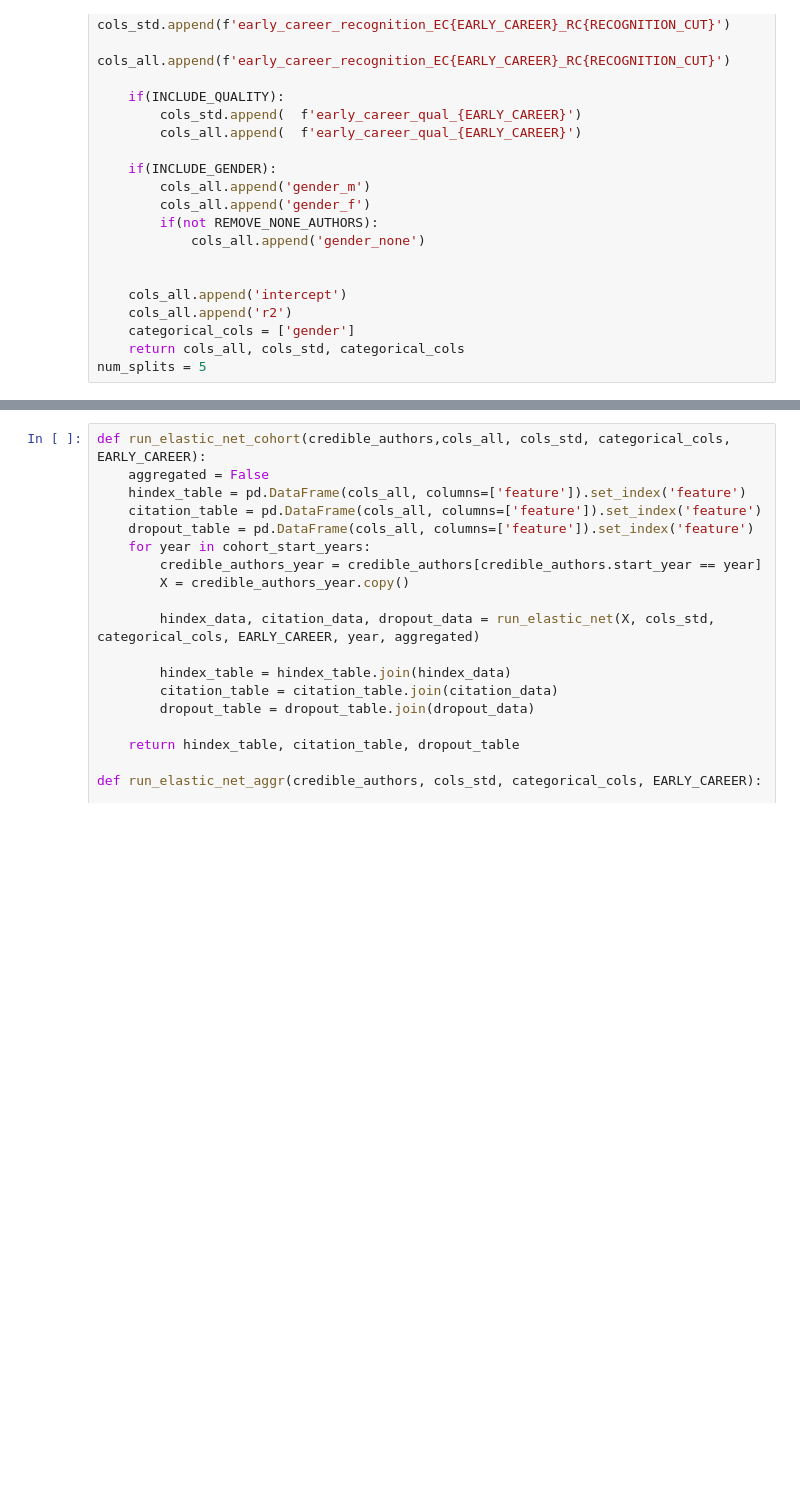
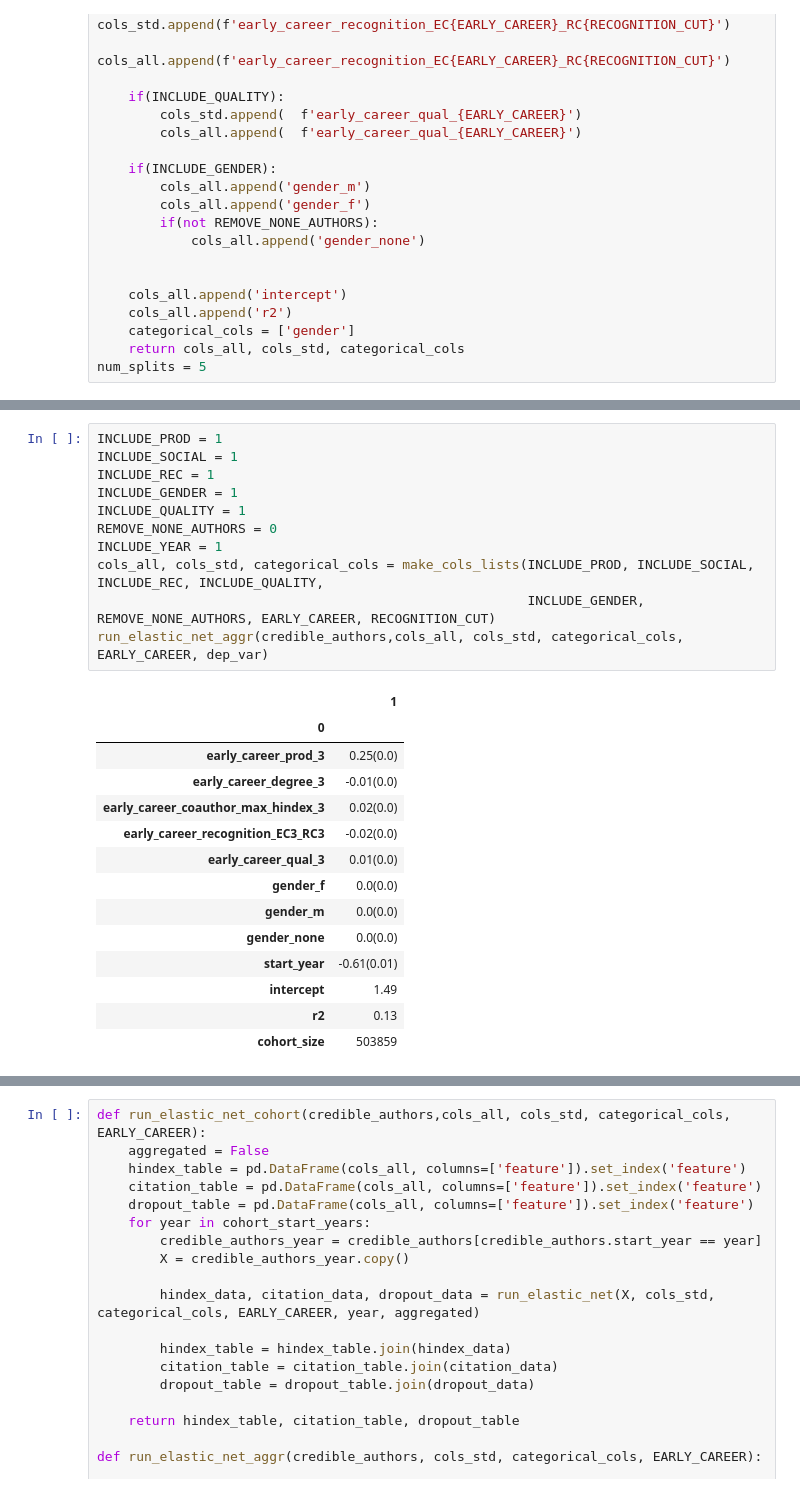
Before and after one commit to gesiscss/inequality, a Jupyter notebook: 3. Correlations and Linear.ipynb, the cells around one changed output, grey strips where cells are left out. Cells and saved outputs as stored; diff of their text form; blank space fills up the shorter version.

```diff
--- a/3. Correlations and Linear.ipynb
+++ b/3. Correlations and Linear.ipynb
@@ -290,0 +269,26 @@ num_splits = 5
+# %%
+INCLUDE_PROD = 1
+INCLUDE_SOCIAL = 1
+INCLUDE_REC = 1
+INCLUDE_GENDER = 1
+INCLUDE_QUALITY = 1
+REMOVE_NONE_AUTHORS = 0
+INCLUDE_YEAR = 1
+cols_all, cols_std, categorical_cols = make_cols_lists(INCLUDE_PROD, INCLUDE_SOCIAL, INCLUDE_REC, INCLUDE_QUALITY,
+                                                       INCLUDE_GENDER, REMOVE_NONE_AUTHORS, EARLY_CAREER, RECOGNITION_CUT)
+run_elastic_net_aggr(credible_authors,cols_all, cols_std, categorical_cols, EARLY_CAREER, dep_var)
+# %% [output]
+|  | 1 |
+| 0 |  |
+| early_career_prod_3 | 0.25(0.0) |
+| early_career_degree_3 | -0.01(0.0) |
+| early_career_coauthor_max_hindex_3 | 0.02(0.0) |
+| early_career_recognition_EC3_RC3 | -0.02(0.0) |
+| early_career_qual_3 | 0.01(0.0) |
+| gender_f | 0.0(0.0) |
+| gender_m | 0.0(0.0) |
+| gender_none | 0.0(0.0) |
+| start_year | -0.61(0.01) |
+| intercept | 1.49 |
+| r2 | 0.13 |
+| cohort_size | 503859 |
```
Also changed, not shown: parts of 34 cells of this notebook.
